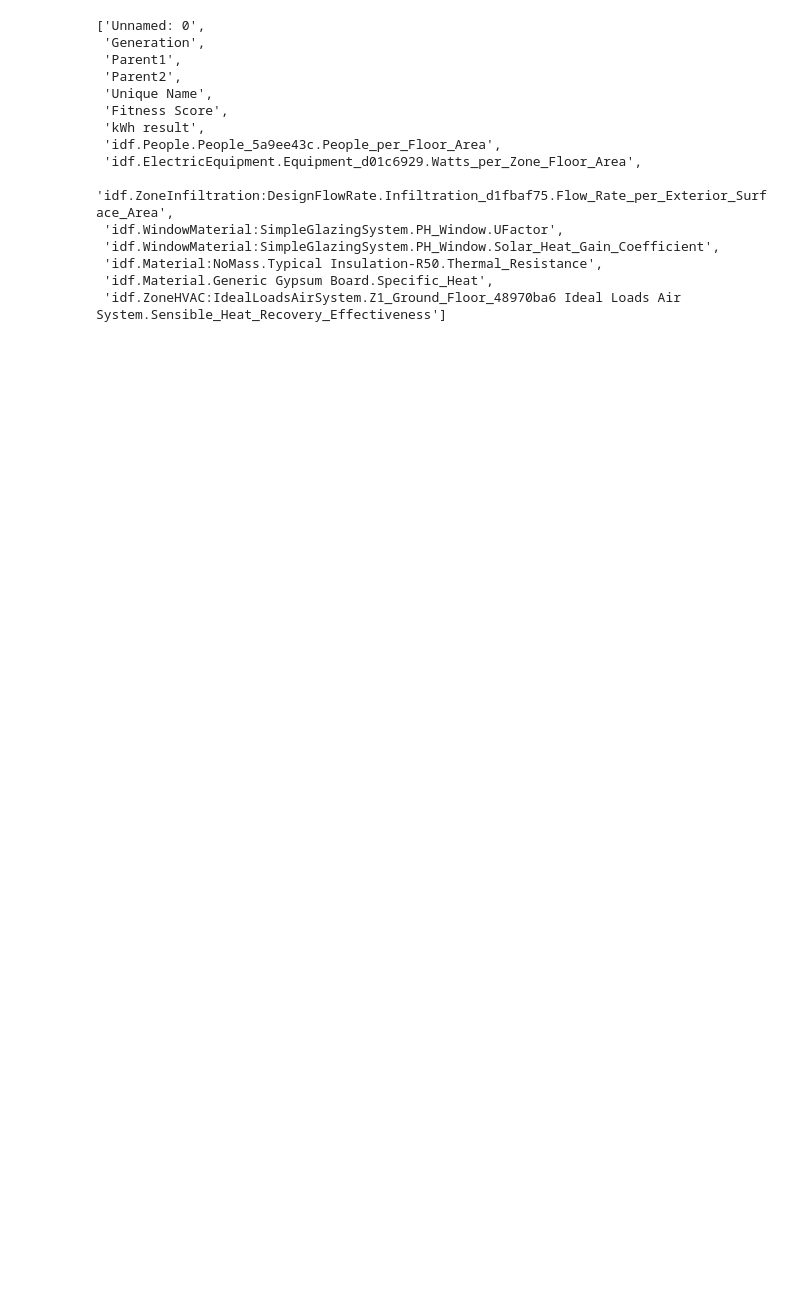
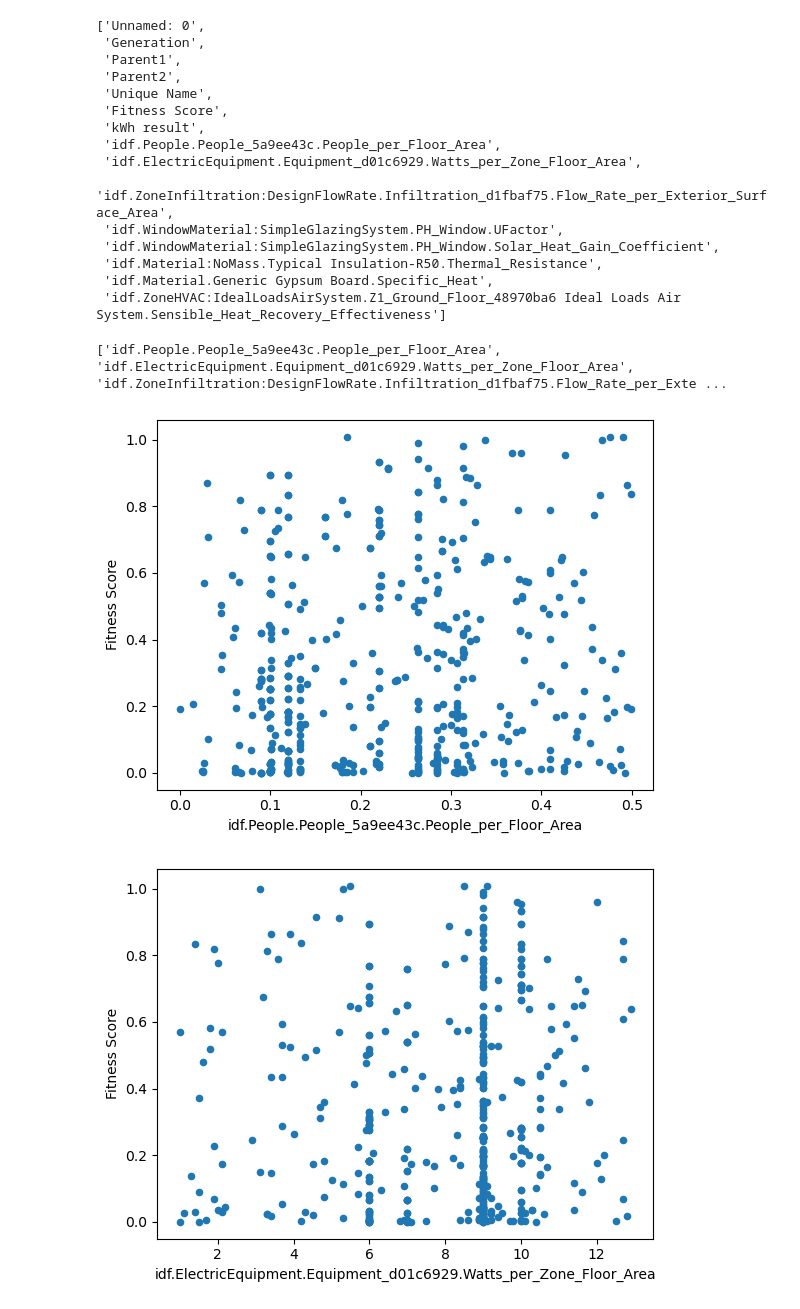
Before and after one commit to Lundkjaer/ClimAIte, a Jupyter notebook: Calibration/plot_accuracies.ipynb, the cells around one changed output. Cells and saved outputs as stored; diff of their text form; code cells hidden in the pictures; blank space fills up the shorter version.

```diff
--- a/Calibration/plot_accuracies.ipynb
+++ b/Calibration/plot_accuracies.ipynb
@@ -47,3 +67,15 @@ list(df.columns)
  'idf.Material:NoMass.Typical Insulation-R50.Thermal_Resistance',
  'idf.Material.Generic Gypsum Board.Specific_Heat',
  'idf.ZoneHVAC:IdealLoadsAirSystem.Z1_Ground_Floor_48970ba6 Ideal Loads Air System.Sensible_Heat_Recovery_Effectiveness']
+# %%
+# note, lower fitness score is better
+
+df_idf = df.filter(regex='idf', axis=1)
+names = df_idf.columns.values.tolist()
+print(names)
+for i in names:
+    df[ df['Fitness Score'] < 1.01].plot.scatter(x=i, y='Fitness Score')#.set_ylim(ymin=0, ymax=0.2)
+# %% [output]
+['idf.People.People_5a9ee43c.People_per_Floor_Area', 'idf.ElectricEquipment.Equipment_d01c6929.Watts_per_Zone_Floor_Area', 'idf.ZoneInfiltration:DesignFlowRate.Infiltration_d1fbaf75.Flow_Rate_per_Exte ...
+[figure, added]
+[figure, added]
```
Also changed, not shown: parts of 18 cells of this notebook, 6 other files.
